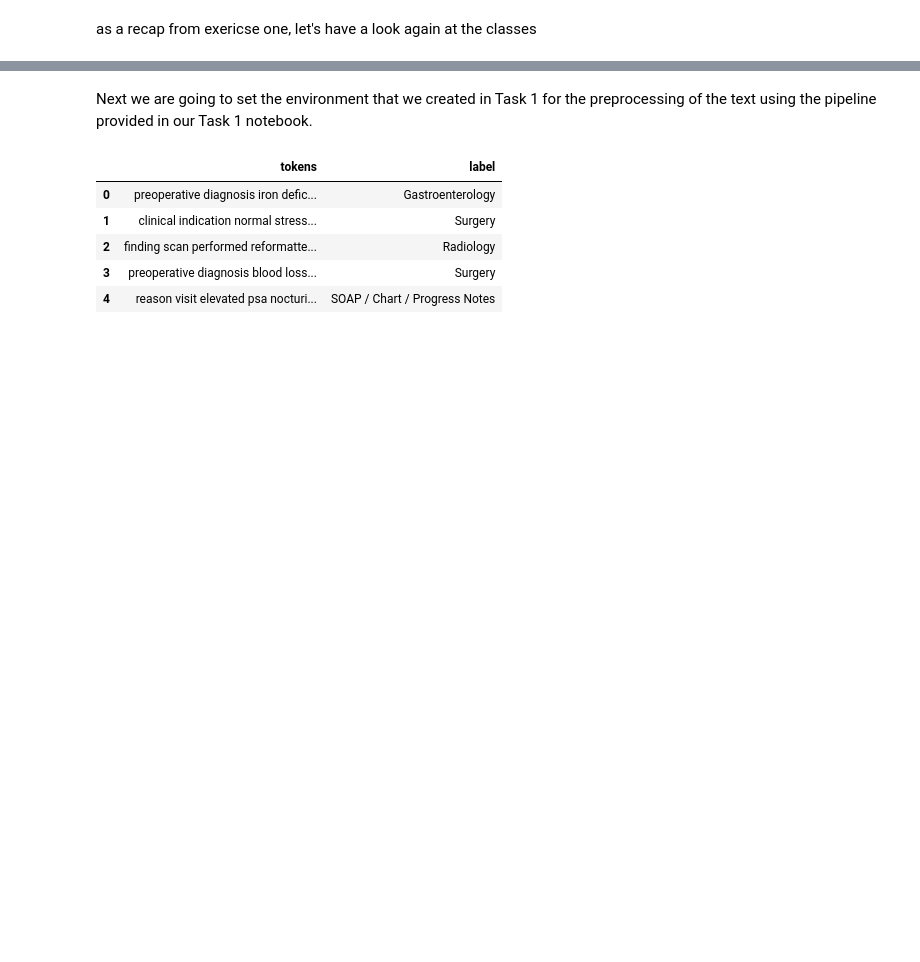
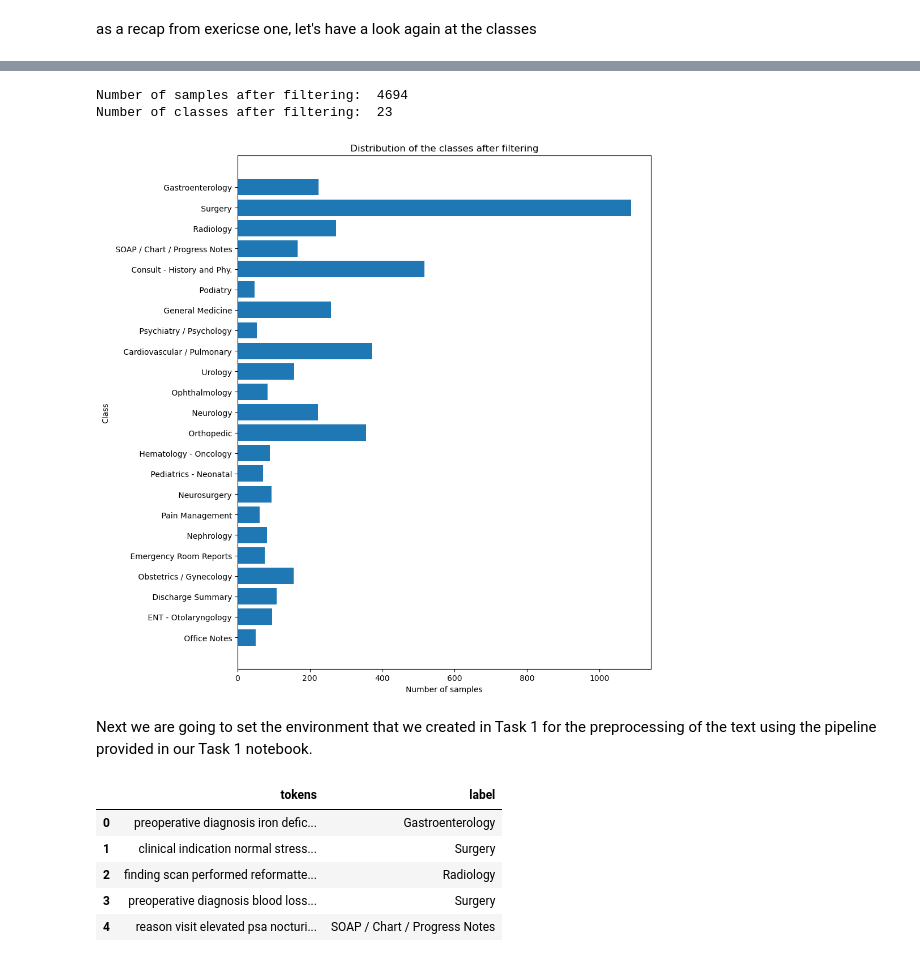
Before and after one commit to vitamys/nlp, a Jupyter notebook: Project_Task3_GroupC.ipynb, the cells around one changed output, grey strips where cells are left out. Cells and saved outputs as stored; diff of their text form; code cells hidden in the pictures; blank space fills up the shorter version.

```diff
--- a/Project_Task3_GroupC.ipynb
+++ b/Project_Task3_GroupC.ipynb
@@ -126,3 +118,21 @@ plot_classes_distribution(labels, num_samples_per_class)
+# %%
+#Filter classes which are too small
+min_num_samples=30
+filtered_classes = np.array(labels)[np.array(num_samples_per_class)>min_num_samples]
+dataset['train'] = dataset['train'].filter(lambda sample: sample['prediction'][0]['label'] in filtered_classes)
+# %%
+num_samples, labels, num_classes, num_samples_per_class = basic_statistics(dataset)
+# %%
+print("Number of samples after filtering: ", num_samples)
+print("Number of classes after filtering: ", num_classes)
+# %% [output]
+Number of samples after filtering:  4694
+Number of classes after filtering:  23
+# %%
+# plot the distribution of the classes after filtering
+plot_classes_distribution(labels, num_samples_per_class, "Distribution of the classes after filtering")
+# %% [output]
+[figure, added]
 # %% [markdown]
 Next we are going to set the environment that we created in Task 1 for the preprocessing of the text using the pipeline provided in our Task 1 notebook.
 # %%
```
Also changed, not shown: parts of 19 cells of this notebook, 2 other files.
